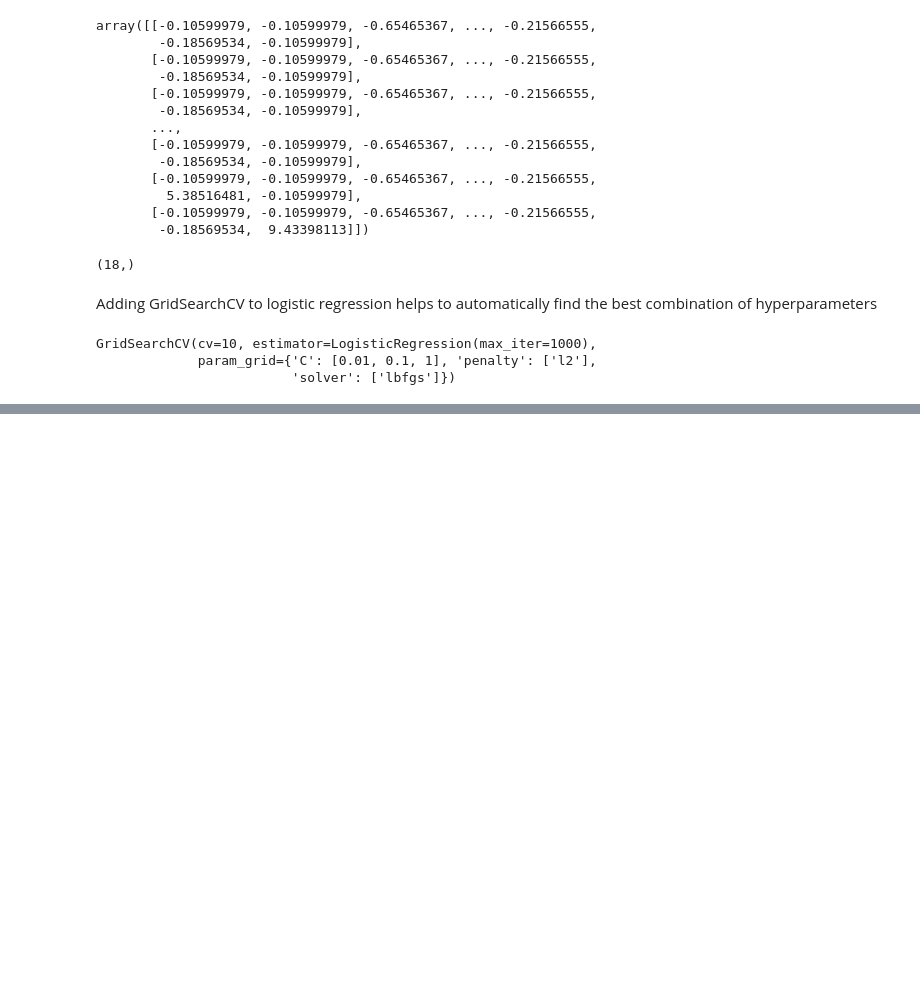
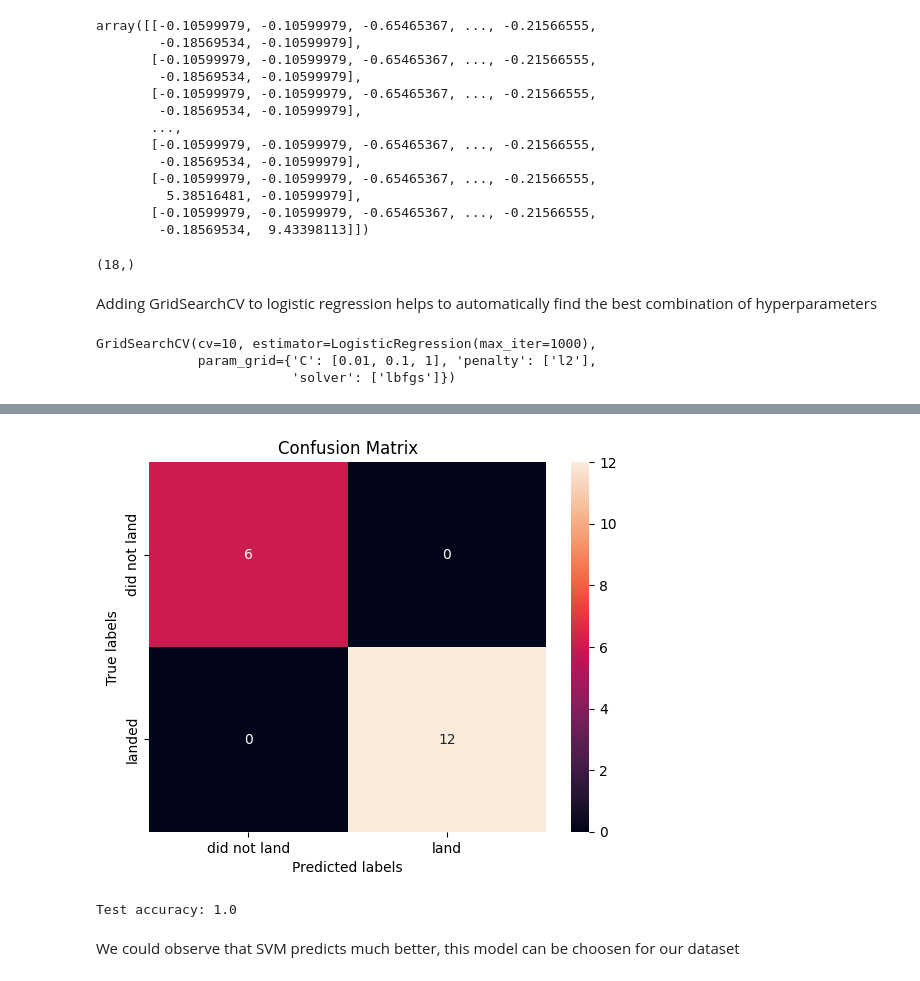
Before and after one commit to Gregory-lab-eng/SpaceX-Falcon-9-first-stage-Landing-Prediction, a Jupyter notebook: SpaceX_Falcon_9_first_stage_Landing_Prediction.ipynb, the cells around one changed output, grey strips where cells are left out. Cells and saved outputs as stored; diff of their text form; code cells hidden in the pictures; blank space fills up the shorter version.

```diff
--- a/SpaceX_Falcon_9_first_stage_Landing_Prediction.ipynb
+++ b/SpaceX_Falcon_9_first_stage_Landing_Prediction.ipynb
@@ -671,0 +688,2 @@ Seems like pretty good fit for our dataset
+# %%
+svm_cv.fit(X_test, Y_test)
@@ -671,0 +697,10 @@ Seems like pretty good fit for our dataset
+# %%
+yhat=svm_cv.predict(X_test)
+plot_confusion_matrix(Y_test,yhat)
+accuracy = svm_cv.score(X_test, Y_test)
+print("Test accuracy:", accuracy)
+# %% [output]
+[figure, added]
+Test accuracy: 1.0
+# %% [markdown]
+We could observe that SVM predicts much better, this model can be choosen for our dataset
```
Also changed, not shown: parts of 9 cells of this notebook.
